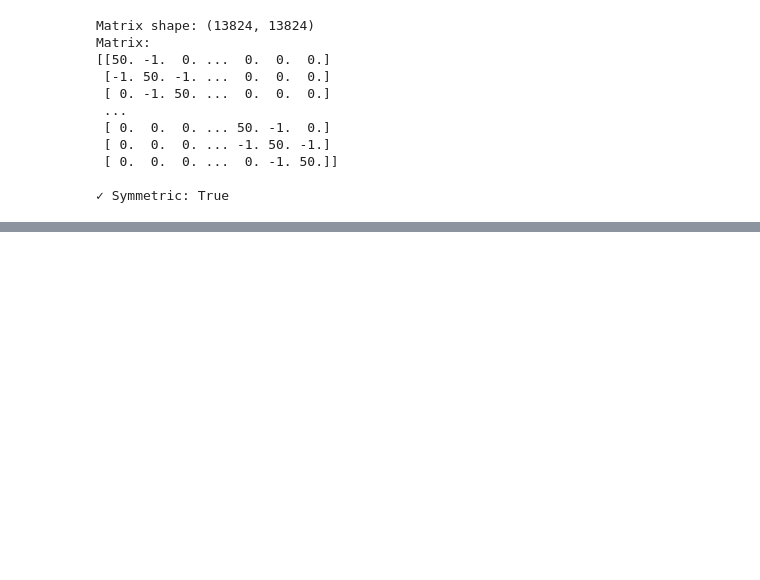
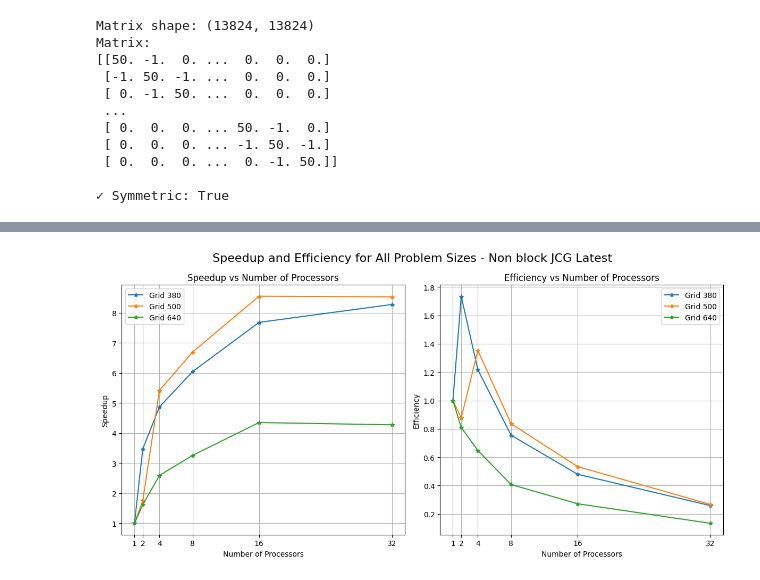
Before and after one commit to datrento/parallel-conjugate-gradient, a Jupyter notebook: src/main_serial.ipynb, the cells around one changed output, grey strips where cells are left out. Cells and saved outputs as stored; diff of their text form; code cells hidden in the pictures; blank space fills up the shorter version.

```diff
--- a/src/main_serial.ipynb
+++ b/src/main_serial.ipynb
@@ -209,0 +302,6 @@ plt.show()
+# %%
+plot_speedup_efficiency(
+    "../output/jcgtimes_nblock.txt", title="Non block JCG Latest", with_ideal=False,
+    output_file_path="non_block_jcg_latest_no_ideal.eps")
+# %% [output]
+[figure, added]
```
Also changed, not shown: parts of 11 cells of this notebook, 21 other files.
